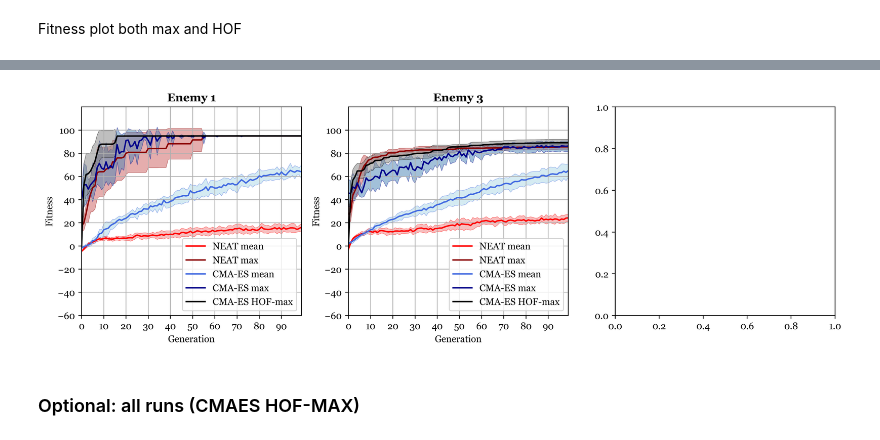
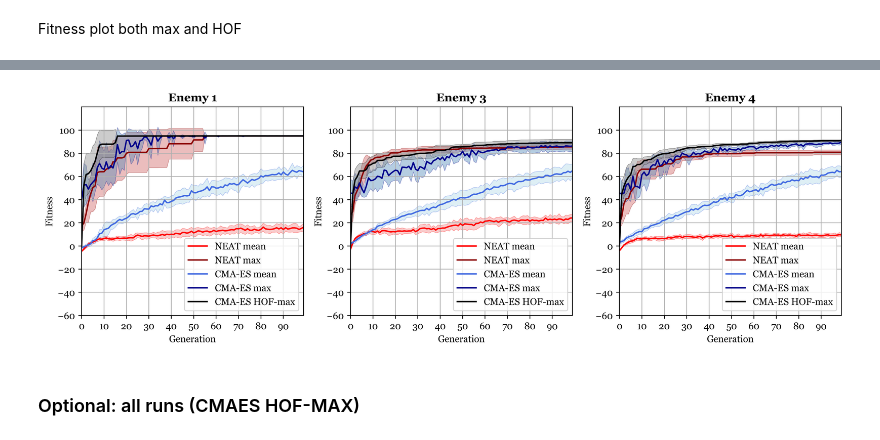
Before and after one commit to jonas4climate/evoman_ec, a Jupyter notebook: visualization.ipynb, the cells around one changed output, grey strips where cells are left out. Cells and saved outputs as stored; diff of their text form; code cells hidden in the pictures.

Commit message:
Plotting

```diff
--- a/visualization.ipynb
+++ b/visualization.ipynb
@@ -60,7 +62,7 @@ cmaes_decisions.shape
 # %% [markdown]
 #### Fitness data
 # %%
-ENEMIES = [1,3]
+ENEMIES = [1,3,4]
 
 DATA_FOLDER_NEAT = os.path.join('data', 'neat')
 neat_data = []
@@ -228,2 +230,40 @@ plt.show()
 # %% [markdown]
 Fitness plot both max and HOF
+# %%
+fig, axes = plt.subplots(1, 3, figsize=(12, 4), dpi=400)
+xx = np.arange(0, n_gens, 1, dtype=int)
+
+def plot_mean_with_sd(ax, xx, means, sds, color="blue", fill_color="lightblue", linestyle="solid", label=""):
+    ax.plot(means, color=color, linestyle=linestyle, lw=2.5, label=label)
+    ax.plot(means + sds, color=color, linestyle=linestyle, lw=1.25)
+    ax.plot(means - sds, color=color, linestyle=linestyle, lw=1.25)
+    ax.fill_between(xx, means + sds, means - sds, color=fill_color)
+
+# Plot setup
+for (i, enemy) in enumerate(ENEMIES):
+    # Y-axis
+    axes[i].set_ylim(-60, 115)
+    axes[i].set_yticks(np.arange(-60, 101, 20))
+    axes[i].set_ylabel("Fitness")
+
+    # X-axis
+    axes[i].set_xlim(0, n_gens - 1)
+    axes[i].set_xticks(np.arange(0, n_gens, 10))
+    axes[i].set_xlabel("Generation")
+
+    # Whole plot
+    axes[i].set_title(f"Enemy {enemy}", weight="bold")
+    axes[i].grid()
+
+# Plotting data
+for i in range(len(ENEMIES)):
+    axes[i].errorbar(range(n_gens), neat_avg_mean[i], yerr=neat_sd_mean[i], alpha=0.6, lw=1.2, color="red", label="NEAT mean")
+    axes[i].errorbar(range(n_gens), neat_avg_max[i], yerr=neat_sd_max[i], alpha=0.6, lw=1.2, color="darkred", label="NEAT max")
+    axes[i].errorbar(range(n_gens), cmaes_avg_mean[i], yerr=cmaes_sd_mean[i], alpha=0.6, lw=1.2, color="royalblue", label="CMAES mean")
+    axes[i].errorbar(range(n_gens), cmaes_avg_max[i], yerr=cmaes_sd_max[i], alpha=0.6, lw=1.2, color="darkblue", label="CMAES max")
+    axes[i].errorbar(range(n_gens), cmaes_avg_hof[i], yerr=cmaes_sd_hof[i], alpha=0.6, lw=1.2, color="green", label="CMAES HOF-max")
+
+    axes[i].legend(loc="lower right")
+
+fig.tight_layout()
+plt.show()
@@ -233,38 +275,38 @@ xx = np.arange(0, n_gens, 1, dtype=int)
 
 def plot_mean_with_sd(ax, xx, means, sds, color="blue", fill_color="lightblue", linestyle="solid", label=""):
     ax.plot(xx, means, color=color, linestyle=linestyle, lw=1.5, label=label)
-    ax.fill_between(xx, means + sds, means - sds, color=fill_color, alpha=0.5, edgecolor=color, linewidth=0.5)
+    ax.fill_between(xx, means + sds, means - sds, color=fill_color, alpha=0.4, edgecolor=color, linewidth=0.5)
 
 # Plot setup
 for (i, enemy) in enumerate(ENEMIES):
     # Y-axis
     axes[i].set_ylim(-50, 120)
     axes[i].set_yticks(np.arange(-60, 120, 20))
     axes[i].set_ylabel("Fitness")
 
     # X-axis
     axes[i].set_xlim(0, n_gens - 1)
     axes[i].set_xticks(np.arange(0, n_gens, 10))
     axes[i].set_xlabel("Generation")
 
     # Whole plot
     axes[i].set_title(f"Enemy {enemy}", weight="bold")
     axes[i].grid()
 
 # Plotting data
 for i in range(len(ENEMIES)):
     plot_mean_with_sd(axes[i], xx, neat_avg_mean[i], neat_sd_mean[i], color="red", fill_color="lightcoral", label="NEAT mean")
     plot_mean_with_sd(axes[i], xx, neat_avg_max[i], neat_sd_max[i], color="darkred", fill_color="indianred", label="NEAT max")
     plot_mean_with_sd(axes[i], xx, cmaes_avg_mean[i], cmaes_sd_mean[i], color="royalblue", fill_color="lightblue", label="CMA-ES mean")
     plot_mean_with_sd(axes[i], xx, cmaes_avg_max[i], cmaes_sd_max[i], color="darkblue", fill_color="steelblue", label="CMA-ES max")
     # plot_mean_with_sd(axes[i], xx, cmaes_avg_hof[i], cmaes_sd_hof[i], color="midnightblue", fill_color="cadetblue", label="CMAES HOF-max")
     plot_mean_with_sd(axes[i], xx, cmaes_avg_hof[i], cmaes_sd_hof[i], color="black", fill_color="grey", label="CMA-ES HOF-max")
     axes[i].legend(loc="lower right")
 
 fig.tight_layout()
 plt.show()
 # %% [output]
-[figure, old version]
+[figure, new version]
 # %% [markdown]
 ### Optional: all runs (CMAES HOF-MAX)
 # %%
```
Also changed, not shown: parts of 8 cells of this notebook.
